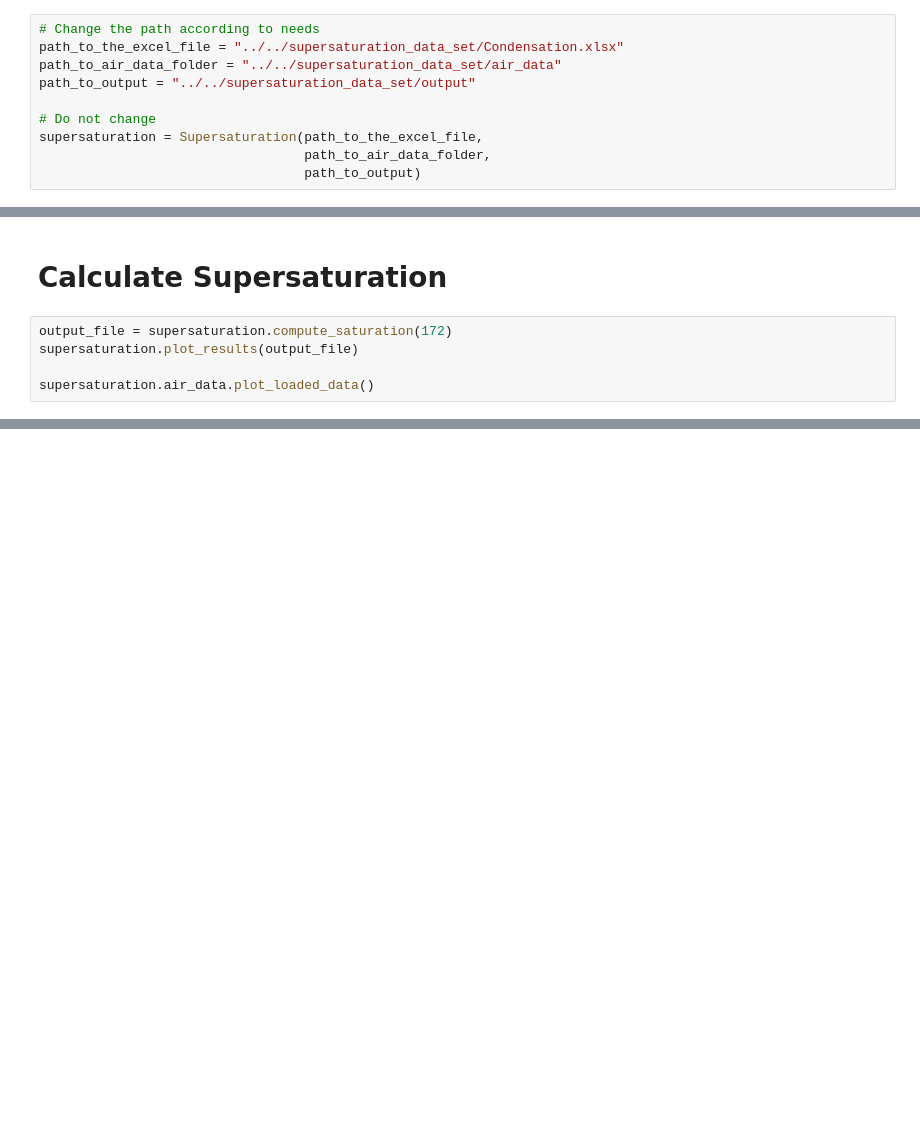
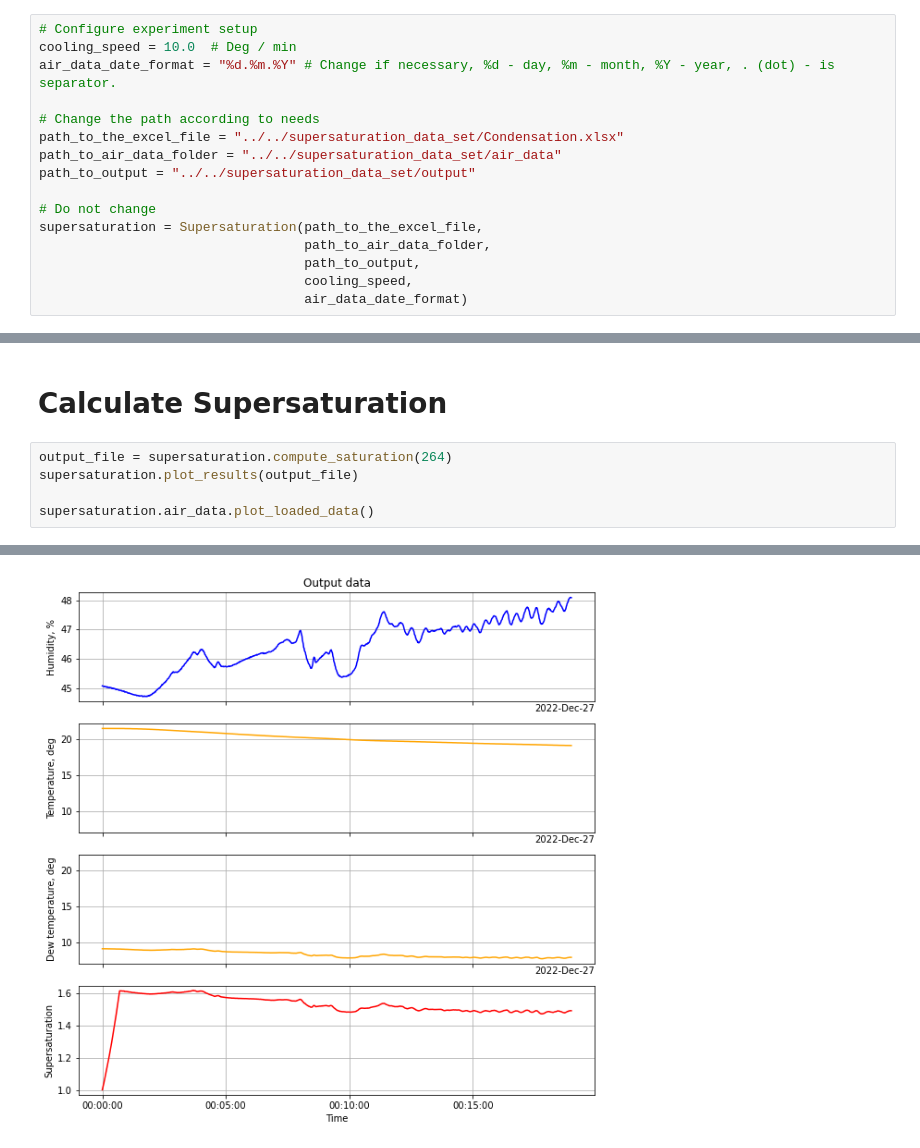
Before and after one commit to AndreyOpalev/supersaturation, a Jupyter notebook: src/supersaturation_notebook.ipynb, the cells around one changed output, grey strips where cells are left out. Saved outputs shown, nothing was run; the diff lists cells and outputs as text; blank space fills up the shorter version.

```diff
--- a/src/supersaturation_notebook.ipynb
+++ b/src/supersaturation_notebook.ipynb
@@ -5,6 +5,10 @@ from supersaturation import Supersaturation
 # %% [markdown]
 # Configure all the paths and load data
 # %%
+# Configure experiment setup
+cooling_speed = 10.0  # Deg / min
+air_data_date_format = "%d.%m.%Y" # Change if necessary, %d - day, %m - month, %Y - year, . (dot) - is separator.
+
 # Change the path according to needs
 path_to_the_excel_file = "../../supersaturation_data_set/Condensation.xlsx"
 path_to_air_data_folder = "../../supersaturation_data_set/air_data"
@@ -13,5 +17,7 @@ path_to_output = "../../supersaturation_data_set/output"
 # Do not change
 supersaturation = Supersaturation(path_to_the_excel_file,
                                   path_to_air_data_folder,
-                                  path_to_output)
+                                  path_to_output,
+                                  cooling_speed,
+                                  air_data_date_format)
 # %% [markdown]
@@ -25,7 +56,8 @@ supersaturation.print_air_data_files()
 # %% [markdown]
 # Calculate Supersaturation
 # %%
-output_file = supersaturation.compute_saturation(172)
+output_file = supersaturation.compute_saturation(264)
 supersaturation.plot_results(output_file)
 
 supersaturation.air_data.plot_loaded_data()
+# %% [output]
@@ -31,0 +81 @@ supersaturation.air_data.plot_loaded_data()
+[figure, added]
```
Also changed, not shown: parts of 6 cells of this notebook.
